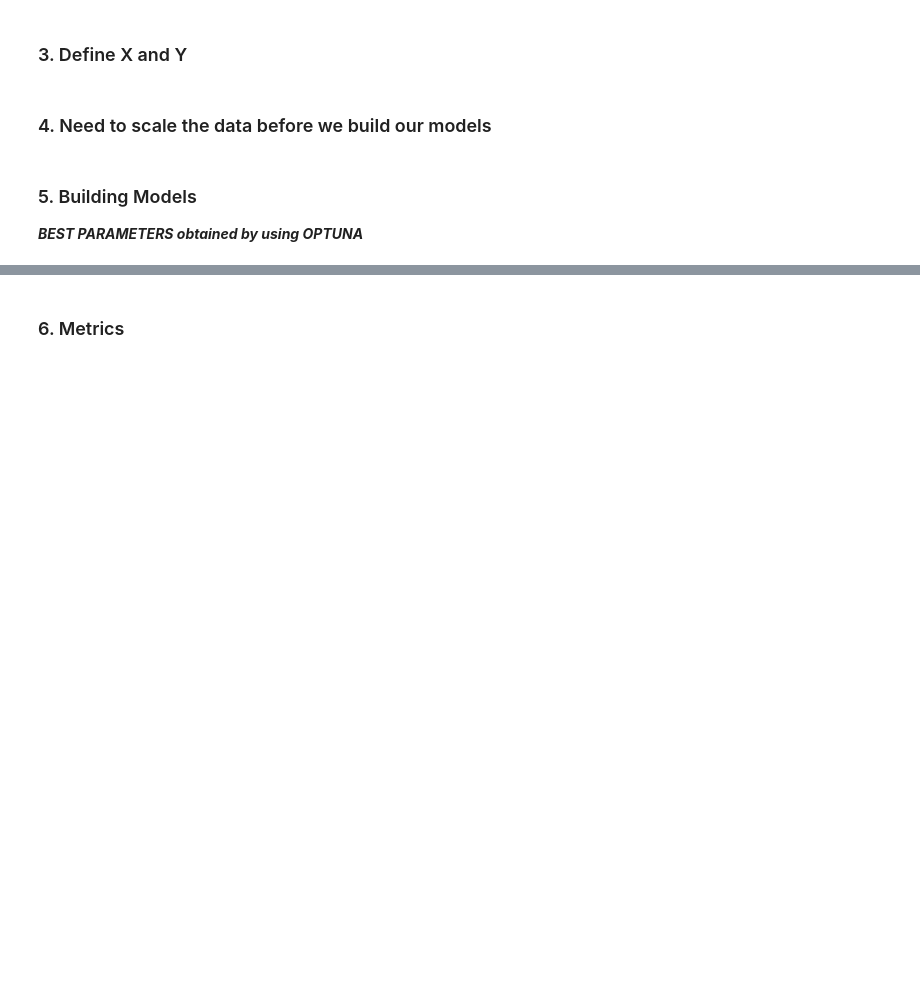
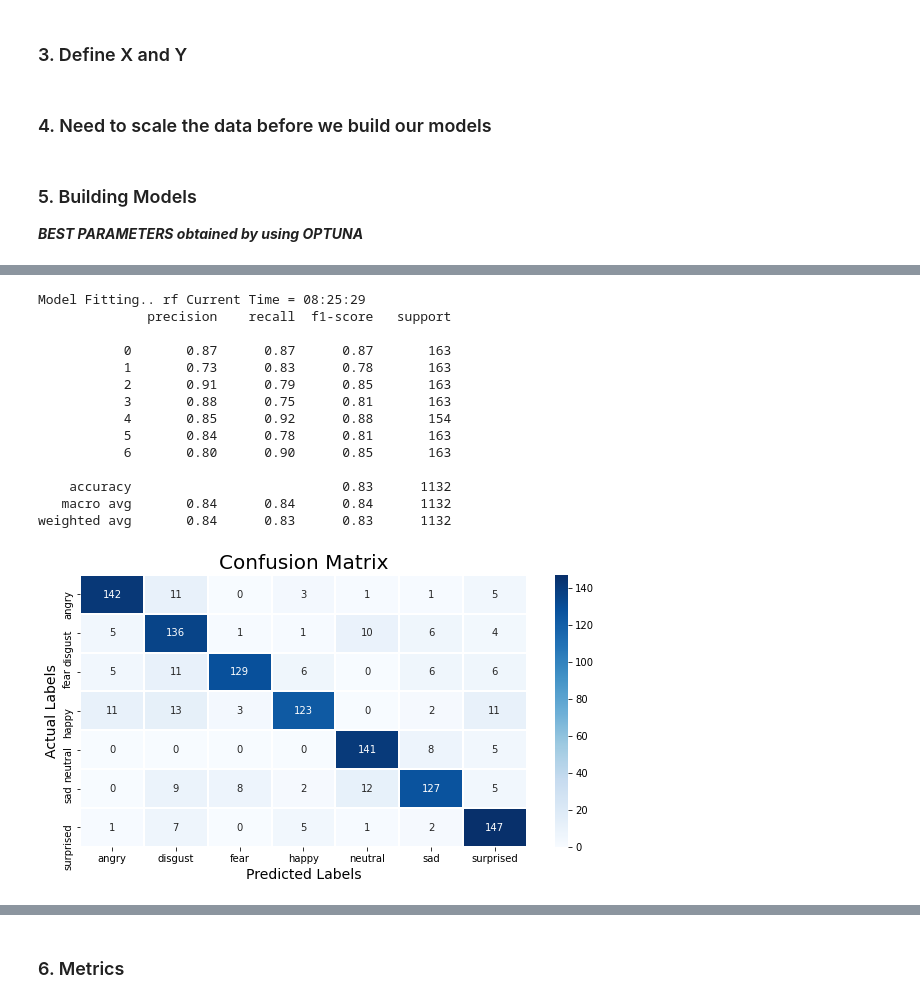
Before and after one commit to rebellon-carina/Capstone---Speech-Emotion-Recognition, a Jupyter notebook: 03-A SER_TraditionalML.ipynb, the cells around one changed output, grey strips where cells are left out. Cells and saved outputs as stored; diff of their text form; code cells hidden in the pictures; blank space fills up the shorter version.

```diff
--- a/03-A SER_TraditionalML.ipynb
+++ b/03-A SER_TraditionalML.ipynb
@@ -191,0 +191,24 @@ vote = build_model("vc", vote)
+# %%
+## 5.2 Random Forest
+
+rf = RandomForestClassifier(n_estimators= 650
+                            , max_depth= 85
+                            , criterion= 'entropy'
+                            ,random_state= 0)
+rf = build_model('rf', rf)
+# %% [output]
+Model Fitting.. rf Current Time = 08:25:29
+              precision    recall  f1-score   support
+
+           0       0.87      0.87      0.87       163
+           1       0.73      0.83      0.78       163
+           2       0.91      0.79      0.85       163
+           3       0.88      0.75      0.81       163
+           4       0.85      0.92      0.88       154
+           5       0.84      0.78      0.81       163
+           6       0.80      0.90      0.85       163
+
+    accuracy                           0.83      1132
+   macro avg       0.84      0.84      0.84      1132
+weighted avg       0.84      0.83      0.83      1132
+[figure, added]
```
Also changed, not shown: parts of 37 cells of this notebook, 24 other files.
